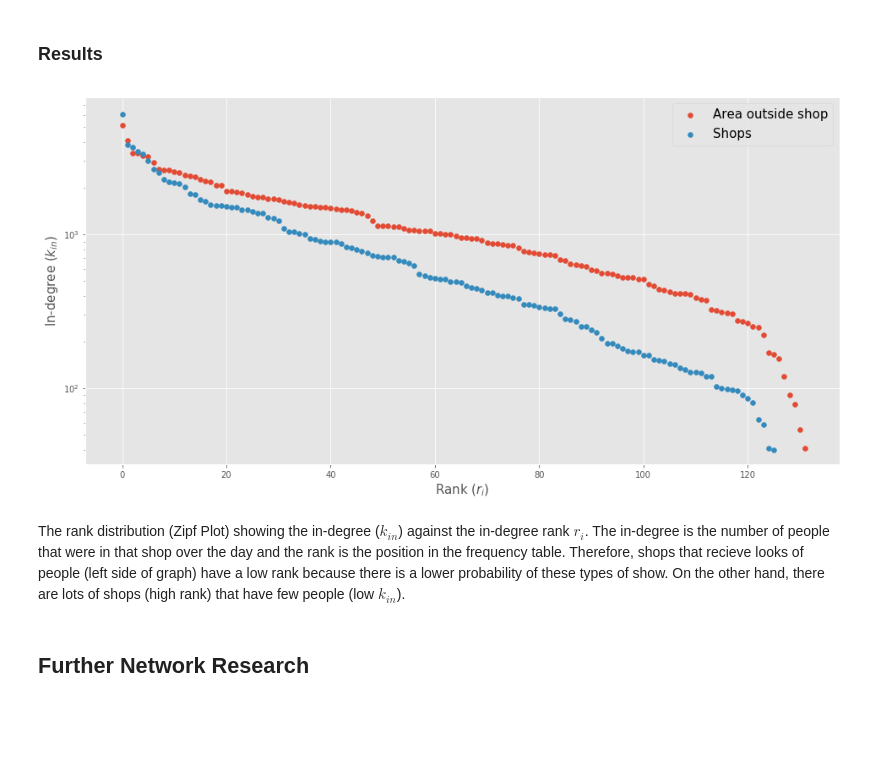
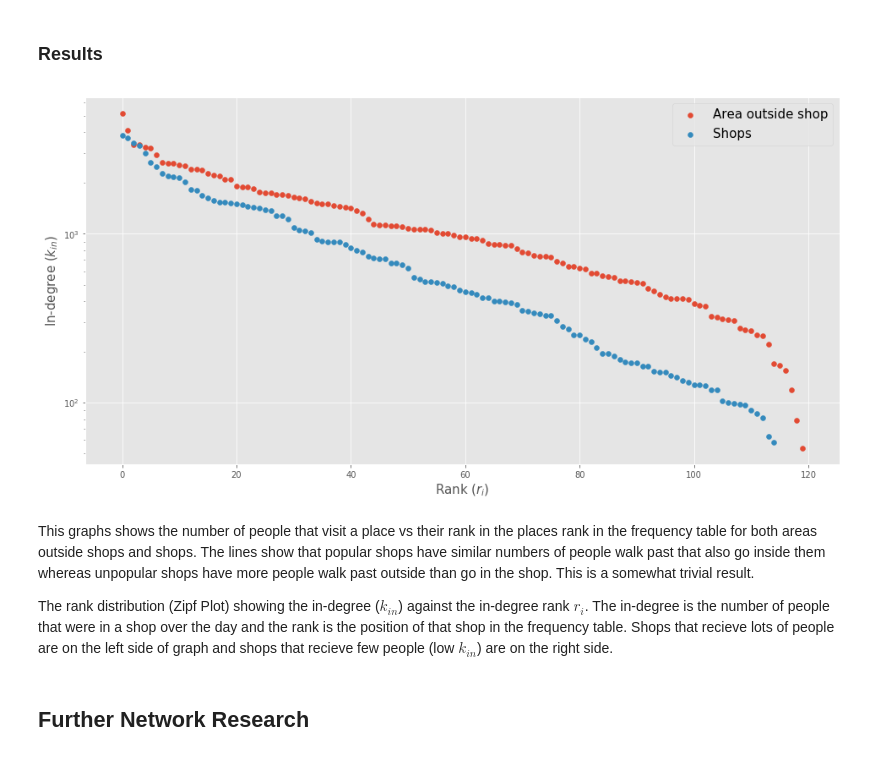
Before and after one commit to Beaulieu318/msci-complexity-project, a Jupyter notebook: msci/analysis/notebooks/bsc_networks_analysis.ipynb, the cells around one changed output. Cells and saved outputs as stored; diff of their text form; code cells hidden in the pictures; blank space fills up the shorter version.

```diff
--- a/msci/analysis/notebooks/bsc_networks_analysis.ipynb
+++ b/msci/analysis/notebooks/bsc_networks_analysis.ipynb
@@ -136,26 +136,28 @@ total_shopper_count_df = pd.DataFrame.from_dict(total_shopper_count, orient='ind
 # %%
 fig, ax = plt.subplots(nrows=1, ncols=1, figsize=(16, 8))
 
 # degrees, rank = calculate_in_degree_rank(total_shopper_count_df)
 # plt.scatter(rank, degrees, label='Shop + area outside shop')
 
-degrees, rank = calculate_in_degree_rank(total_shopper_count_df[total_shopper_count_df.index.str.contains('A')])
+degrees, rank = calculate_in_degree_rank(total_shopper_count_df[total_shopper_count_df.index.str.contains('A')][:120])
 plt.scatter(rank, degrees, label='Area outside shop')
 
-degrees, rank = calculate_in_degree_rank(total_shopper_count_df[total_shopper_count_df.index.str.contains('B')])
+degrees, rank = calculate_in_degree_rank(total_shopper_count_df[total_shopper_count_df.index.str.contains('B')][:120])
 plt.scatter(rank, degrees, label='Shops')
 
 
 
 # ax.set_xscale("log", nonposx='clip')
 ax.set_yscale("log", nonposy='clip')
 ax.set_xlabel('Rank ($r_{i}$)', fontsize=15)
 ax.set_ylabel('In-degree ($k_{in}$)', fontsize=15);
 ax.legend(loc='best', fontsize=15);
 # %% [output]
-[figure, old version]
+[figure, new version]
 # %% [markdown]
-The rank distribution (Zipf Plot) showing the in-degree ($k_{in}$) against the in-degree rank $r_{i}$. The in-degree is the number of people that were in that shop over the day and the rank is the position in the frequency table. Therefore, shops that recieve looks of people (left side of graph) have a low rank because there is a lower probability of these types of show. On the other hand, there are lots of shops (high rank) that have few people (low $k_{in}$).
+This graphs shows the number of people that visit a place vs their rank in the places rank in the frequency table for both areas outside shops and shops. The lines show that popular shops have similar numbers of people walk past that also go inside them whereas unpopular shops have more people walk past outside than go in the shop. This is a somewhat trivial result.
+
+The rank distribution (Zipf Plot) showing the in-degree ($k_{in}$) against the in-degree rank $r_{i}$. The in-degree is the number of people that were in a shop over the day and the rank is the position of that shop in the frequency table. Shops that recieve lots of people are on the left side of graph and shops that recieve few people (low $k_{in}$) are on the right side.
 # %% [markdown]
 ## Further Network Research
 # %% [markdown]
```
Also changed, not shown: 1 other file.
